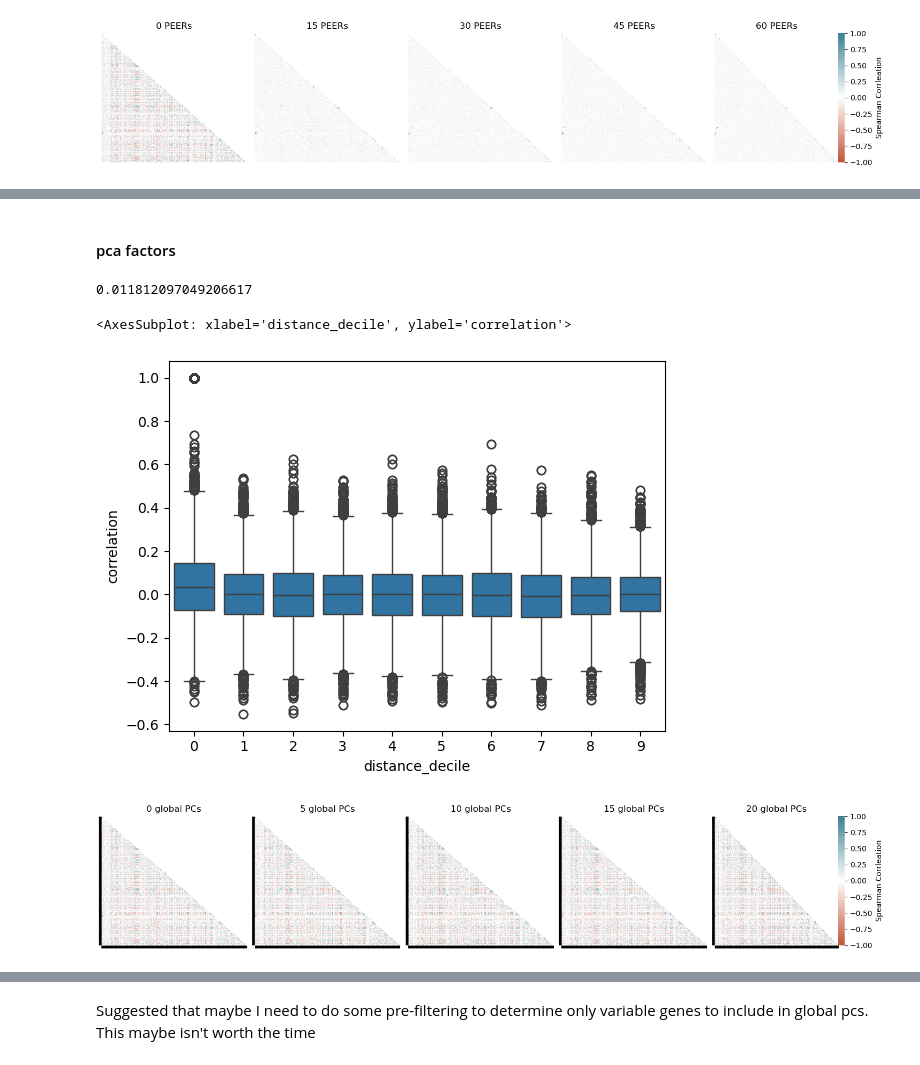
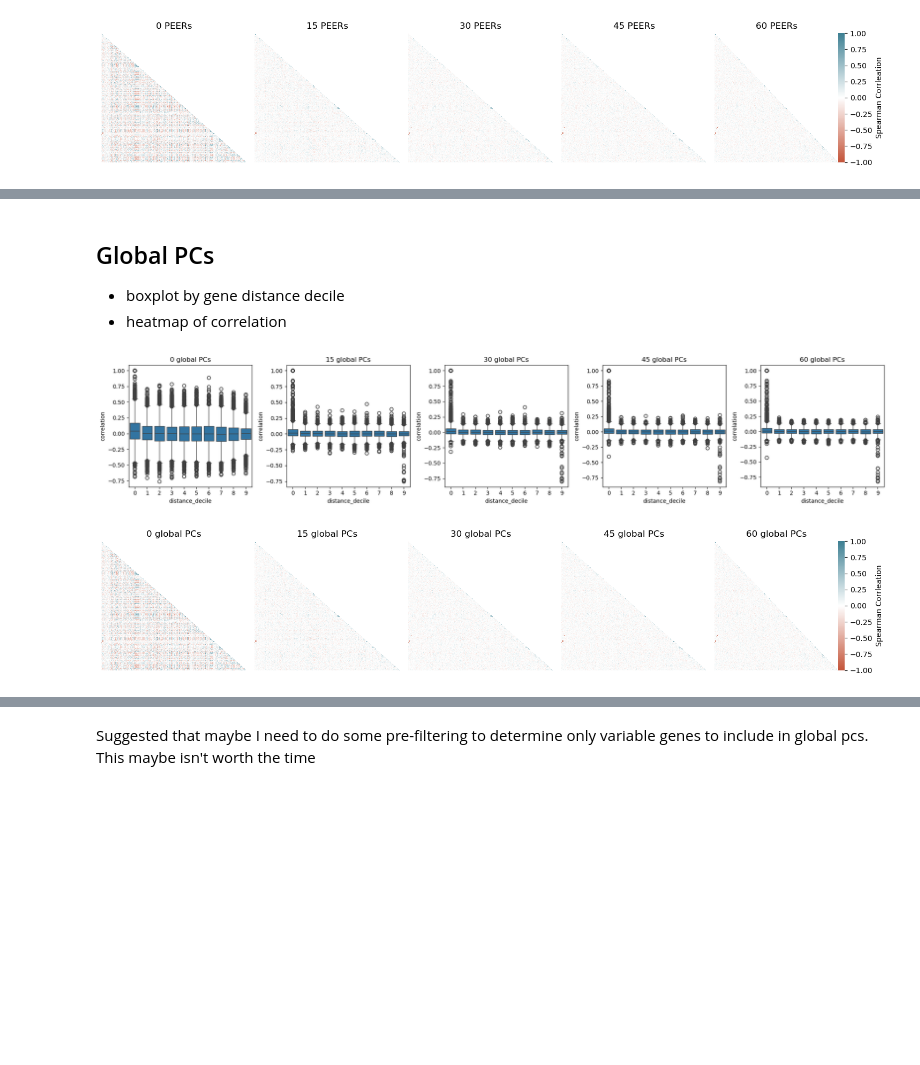
Before and after one commit to kal26/pcqtls, a Jupyter notebook: workflow/notebooks/cluster_analysis/residualization_null.ipynb, the cells around one changed output, grey strips where cells are left out. Drawn from its saved outputs; the diff is of its cells as text; code cells hidden in the pictures; blank space fills up the shorter version.

Commit message:
pc vs peer fraction sig correlations

```diff
--- a/workflow/notebooks/cluster_analysis/residualization_null.ipynb
+++ b/workflow/notebooks/cluster_analysis/residualization_null.ipynb
@@ -55,6 +58,8 @@ full_gencode=pd.read_csv('/home/klawren/oak/pcqtls/data/references/processed_gen
 
 full_gencode = full_gencode[full_gencode['type']=='transcript']
 full_gencode['transcript_id'] = full_gencode['info'].str.split(';').str[1].str.split('\"').str[-2]
+full_gencode['gene_name'] = full_gencode['info'].str.split(';').str[3].str.split('\"').str[-2]
+
 full_gencode['gene_type'] = full_gencode['info'].str.split(';').str[2].str.split('\"').str[-2]
 full_gencode['tss_start'] = np.where(full_gencode['strand'] == '+', full_gencode['start'], full_gencode['end'])
 
@@ -204,5 +214,8 @@ for idx, row in clusters_df_tami.iterrows():
-# %% [markdown]
-#### pca factors
+# %% [markdown]
+## Global PCs
+
+* boxplot by gene distance decile
+* heatmap of correlation
 # %%
 # get pc covariantes (these will be cacluated after the genotype pc and other base covars are residualized)
 
@@ -211,28 +224,30 @@ base_residual_expression = pd.DataFrame(base_residual_expression, columns=base_c
 
 # get global pcs
 pca = PCA()
-global_pc_values = pca.fit_transform(base_residual_expression)
-pc_covariates_df = pd.DataFrame(global_pc_values.T, index=covariates_df.index, columns=[f'PC{i}' for i in range(global_pc_values.shape[0])])
+global_pc_values = pca.fit_transform(base_residual_expression.T)
+pc_covariates_df = pd.DataFrame(global_pc_values, index=covariates_df.index, columns=[f'PC{i}' for i in range(global_pc_values.shape[0])])
-# %%
-slope, intercept, r_value, p_value, std_err = linregress(pc_covariates_df.iloc[:,0], base_residual_expression.iloc[0])
-r_value
-# %% [output]
-0.011812097049206617
 # %%
-# get corr with this many peerspeer_covariates_df
-sub_exp = two_part_residualize(expression_df, base_covariates_df, pc_covariates_df)
-sub_corr = sub_exp.loc[chr21_gene_ids].T.corr(method='spearman')
-distance_split_corr_df = pd.DataFrame([pd.Series(sub_corr.values[decile_df==i], name=i) for i in range(10)]).T.melt(var_name='distance_decile', value_name='correlation')
-sns.boxplot(distance_split_corr_df, y='correlation', x='distance_decile')
+# boxplots plots by increaseing peer factor count
+
+fig, axes = plt.subplots(1, 5, figsize=(20, 4))
+for i in range(5):
+    axes[i].set_title(f'{15*i} global PCs')
+
+    # get corr with this many peerspeer_covariates_df
+    sub_exp = two_part_residualize(expression_df, base_covariates_df, pc_covariates_df.iloc[:, :15*i])
+    sub_corr = sub_exp.loc[chr21_gene_ids].T.corr(method='spearman')
+    distance_split_corr_df = pd.DataFrame([pd.Series(sub_corr.values[decile_df==i], name=i) for i in range(10)]).T.melt(var_name='distance_decile', value_name='correlation')
+    sns.boxplot(distance_split_corr_df, y='correlation', x='distance_decile', ax=axes[i])
+
+fig.tight_layout()
 # %% [output]
-<AxesSubplot: xlabel='distance_decile', ylabel='correlation'>
-[figure, old version]
+[figure, new version]
 # %%
 # correlation plots by increaseing global pc factor count
 
 fig, axes = plt.subplots(1, 5, figsize=(15, 3))
 for i in range(5):
-    axes[i].set_title(f'{5*i} global PCs')
+    axes[i].set_title(f'{15*i} global PCs')
 
     # get corr with this many global pcs residualized
     sub_exp = two_part_residualize(expression_df, base_covariates_df, pc_covariates_df.iloc[:, :15*i])
@@ -242,4 +257,4 @@ for i in range(5):
 
 fig.tight_layout()
 # %% [output]
-[figure, old version]
+[figure, new version]
```
Also changed, not shown: parts of 14 cells of this notebook.
